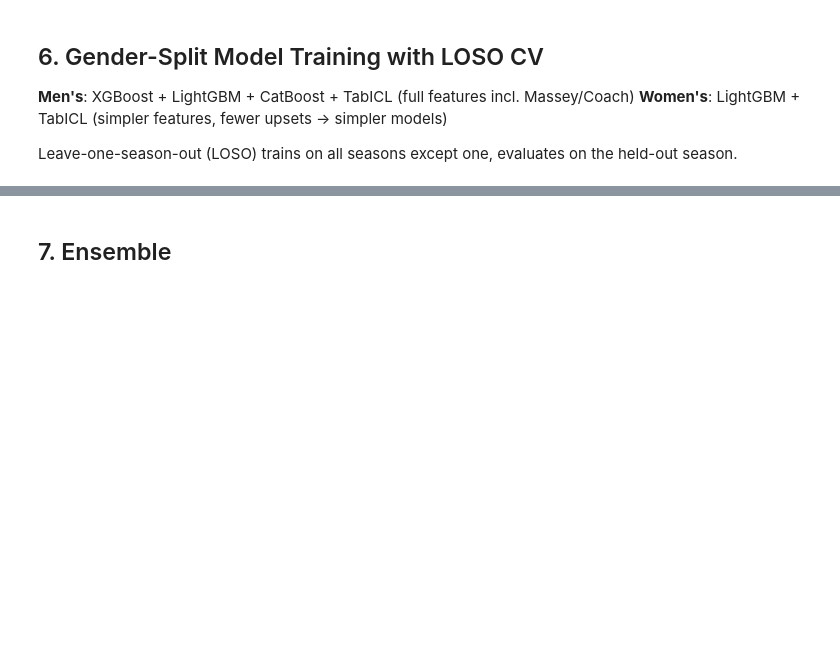
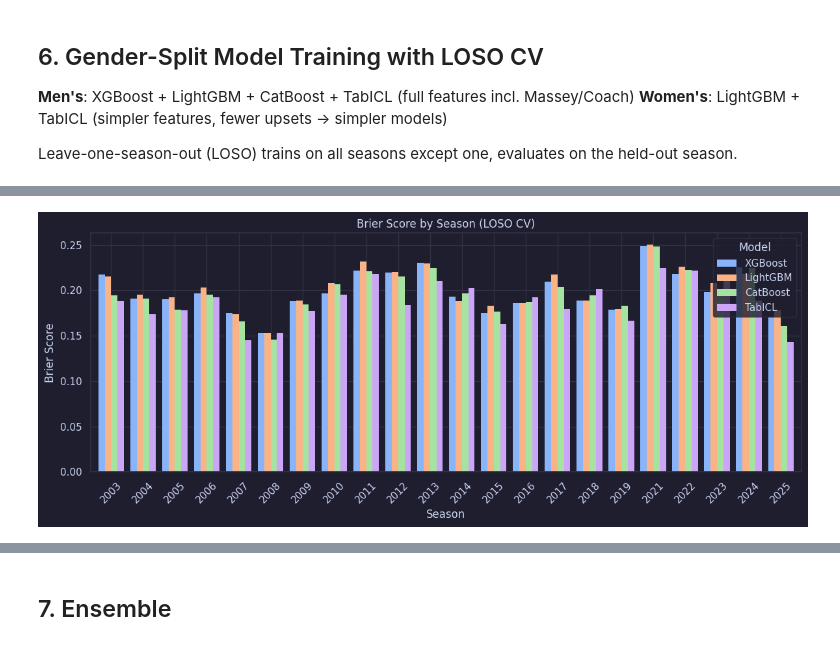
Before and after one commit to aelhajj/kaggle_march_ml_mania_2026, a Jupyter notebook: notebook.ipynb, the cells around one changed output, grey strips where cells are left out. Saved outputs shown, nothing was run; the diff lists cells and outputs as text; code cells hidden in the pictures; blank space fills up the shorter version.

```diff
--- a/notebook.ipynb
+++ b/notebook.ipynb
@@ -64,7 +64,7 @@ RANDOM_STATE = 42
 ## 2. Data Loading
 # %%
 data = load_data(Path("/kaggle/input/competitions/march-machine-learning-mania-2026"))
-data = load_data()
+#data = load_data()
 for name, df in data.items():
     print(f"{name:25s} {str(df.shape):>15s}")
 # %% [output]
@@ -671,7 +681,7 @@ cb_model_m = train_or_load(
     random_state=RANDOM_STATE,
     model_kwargs={"verbose": 0, "eval_metric": "Logloss", "bootstrap_type": "Bernoulli", "task_type": "GPU"},
     sample_weight=weights_m,
-    n_iter=40, cv=5, scoring="neg_brier_score", n_jobs=-1,
+    n_iter=40, cv=5, scoring="neg_brier_score", n_jobs=1,
 )
 
 print("\nMen's CatBoost LOSO CV:")
@@ -782,3 +832,5 @@ print(cv_df_w.round(4).to_string())
 # %%
-plot_brier_by_season(cv_results, C.cycle)
+plot_brier_by_season(cv_results_m, C.cycle)
 plt.show()
+# %% [output]
+[figure, added]
```
Also changed, not shown: parts of 18 cells of this notebook.
